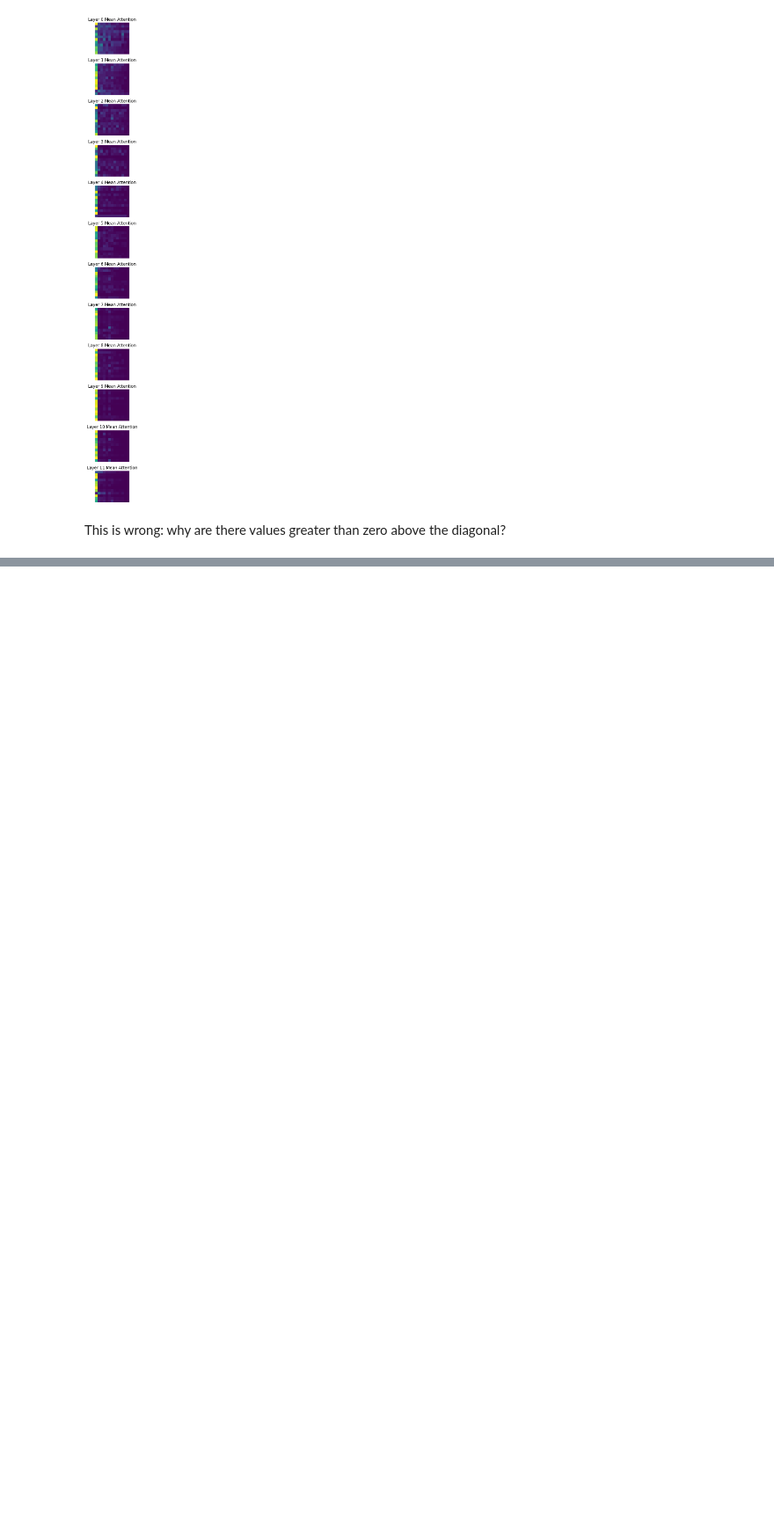
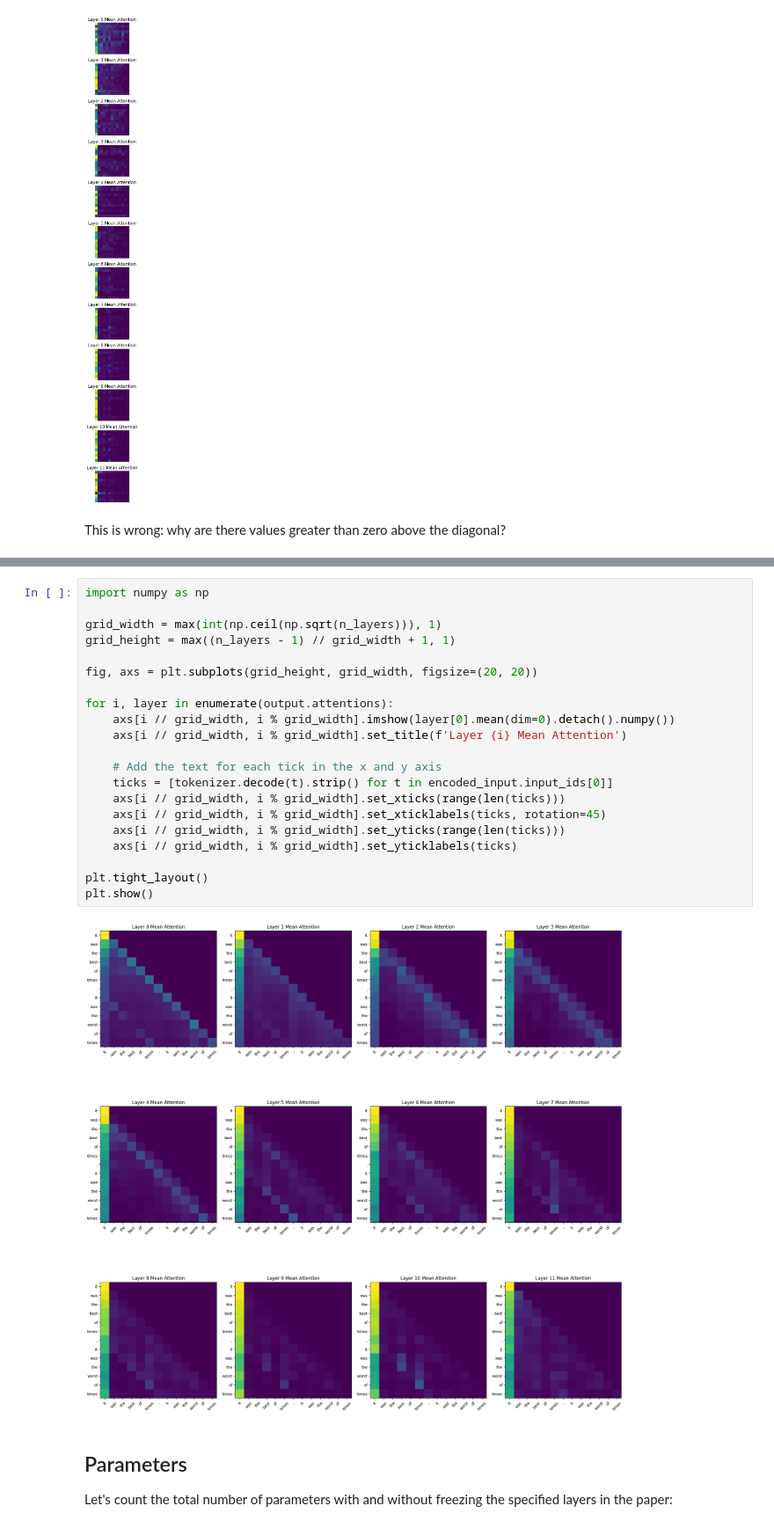
Before and after one commit to PDillis/seeing-language, a Jupyter notebook: notebooks/00_exploring_gpt2.ipynb, the cells around one changed output, grey strips where cells are left out. Shown at 88% size. Saved outputs shown, nothing was run; the diff lists cells and outputs as text; blank space fills up the shorter version.

```diff
--- a/notebooks/00_exploring_gpt2.ipynb
+++ b/notebooks/00_exploring_gpt2.ipynb
@@ -142,0 +224,26 @@ This is wrong: why are there values greater than zero above the diagonal?
+# %%
+import numpy as np
+
+grid_width = max(int(np.ceil(np.sqrt(n_layers))), 1)
+grid_height = max((n_layers - 1) // grid_width + 1, 1)
+
+fig, axs = plt.subplots(grid_height, grid_width, figsize=(20, 20))
+
+for i, layer in enumerate(output.attentions):
+    axs[i // grid_width, i % grid_width].imshow(layer[0].mean(dim=0).detach().numpy())
+    axs[i // grid_width, i % grid_width].set_title(f'Layer {i} Mean Attention')
+
+    # Add the text for each tick in the x and y axis
+    ticks = [tokenizer.decode(t).strip() for t in encoded_input.input_ids[0]]
+    axs[i // grid_width, i % grid_width].set_xticks(range(len(ticks)))
+    axs[i // grid_width, i % grid_width].set_xticklabels(ticks, rotation=45)
+    axs[i // grid_width, i % grid_width].set_yticks(range(len(ticks)))
+    axs[i // grid_width, i % grid_width].set_yticklabels(ticks)
+
+plt.tight_layout()
+plt.show()
+# %% [output]
+[figure, added]
+# %% [markdown]
+## Parameters
+Let's count the total number of parameters with and without freezing the specified layers in the paper:
```
Also changed, not shown: parts of 12 cells of this notebook, 1 other file.
